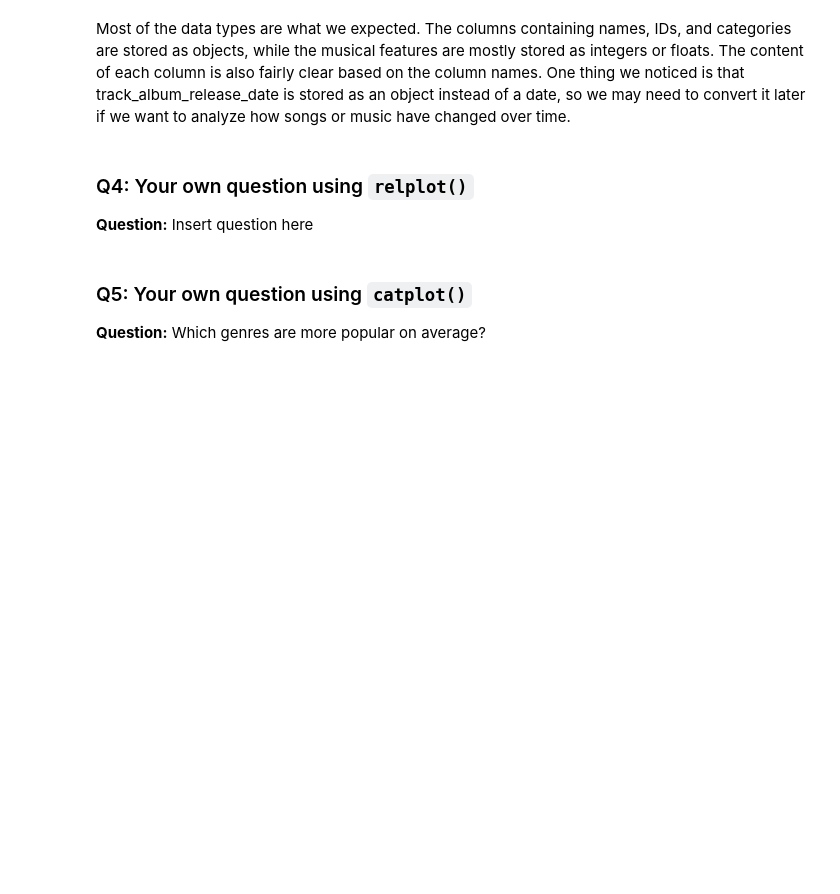
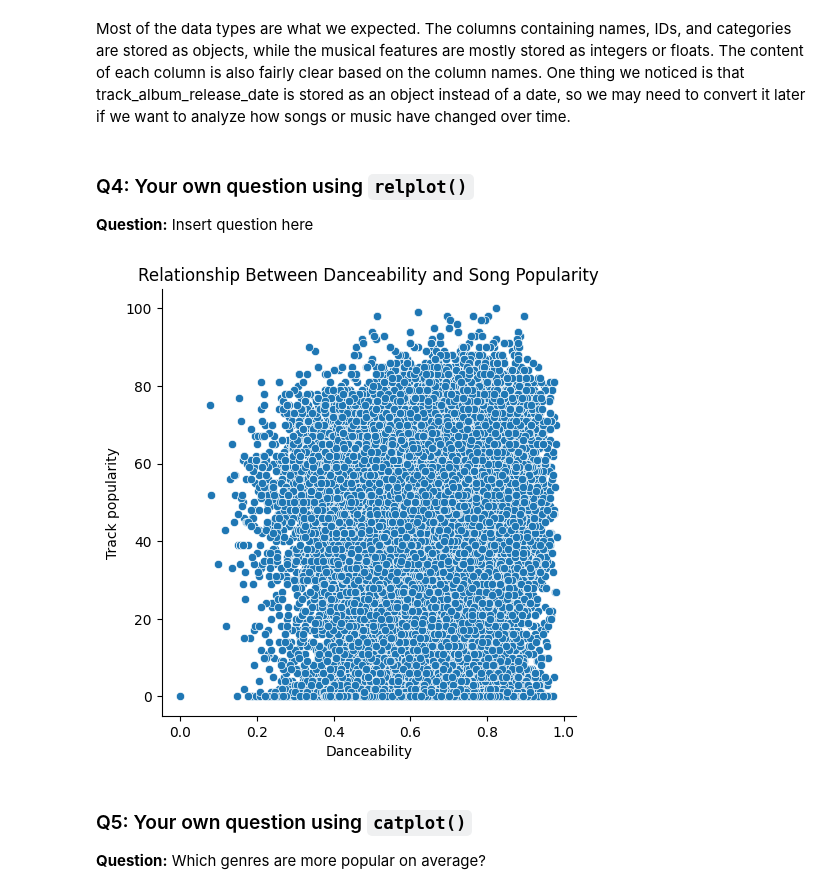
Before and after one commit to hien-nguyen-personal/cs-133-group-project, a Jupyter notebook: Group_11__P1_Initial_Exploration.ipynb, the cells around one changed output. Drawn from its saved outputs; the diff is of its cells as text; code cells hidden in the pictures; blank space fills up the shorter version.

```diff
--- a/Group_11__P1_Initial_Exploration.ipynb
+++ b/Group_11__P1_Initial_Exploration.ipynb
@@ -110,6 +110,23 @@ Most of the data types are what we expected. The columns containing names, IDs,
 # %% [markdown]
 ### Q4: Your own question using `relplot()`
 **Question:** Insert question here
+# %%
+# Relationship between danceability and popularity
+sns.relplot(
+    data=spotify,
+    x="danceability",
+    y="track_popularity",
+    kind="scatter",
+    height=5
+)
+
+# Label plot
+plt.xlabel("Danceability")
+plt.ylabel("Track popularity")
+plt.title("Relationship Between Danceability and Song Popularity")
+plt.show()
+# %% [output]
+[figure, added]
 # %% [markdown]
 ### Q5: Your own question using `catplot()`
 **Question:** Which genres are more popular on average?
```
Also changed, not shown: parts of 4 cells of this notebook.
